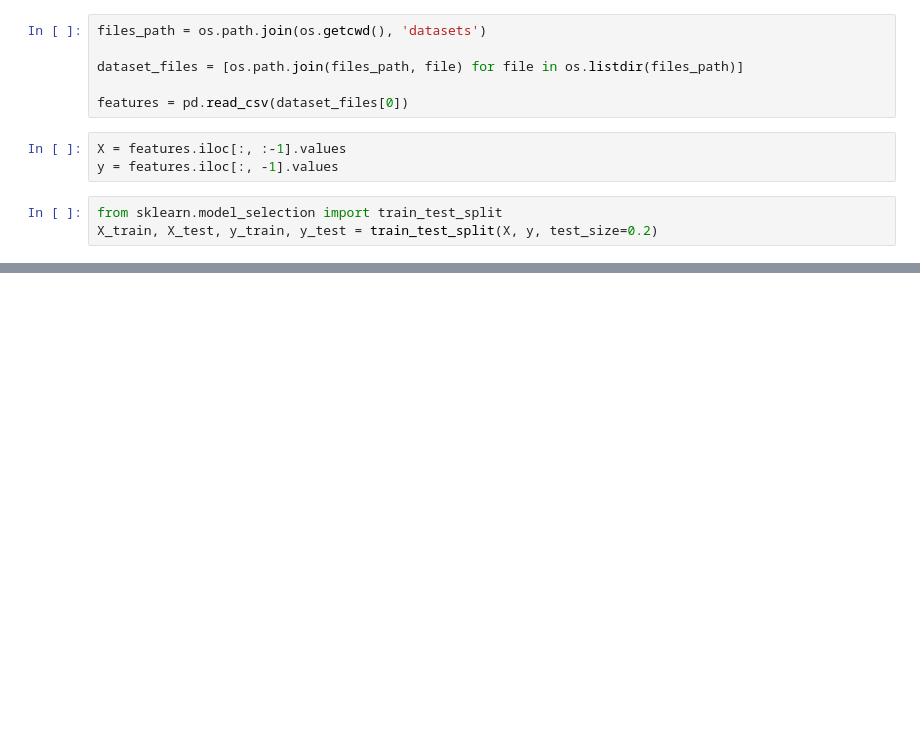
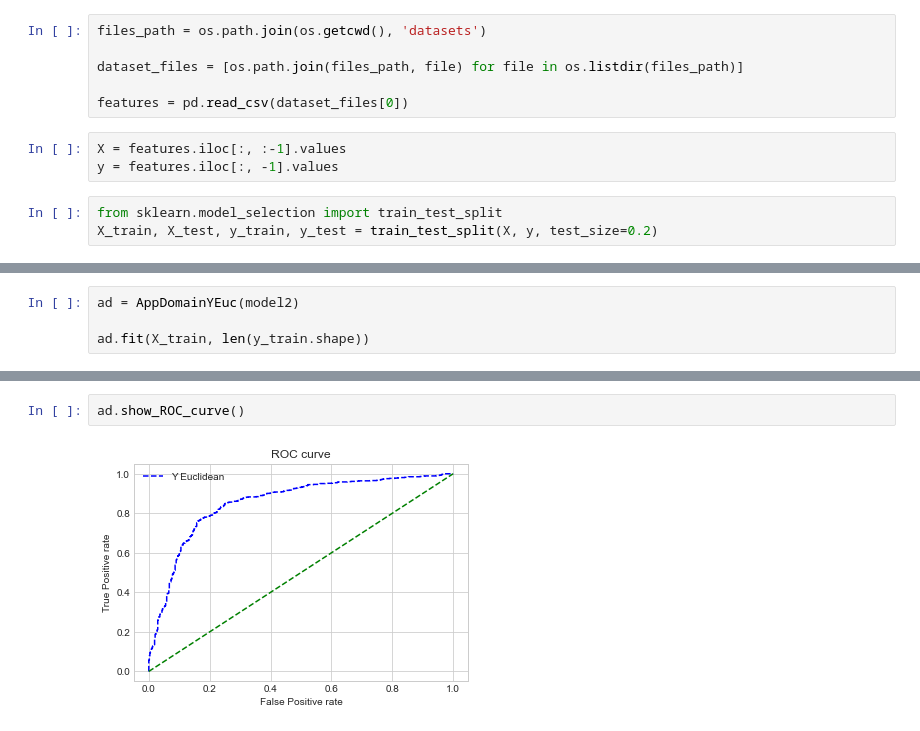
Before and after one commit to bonjuruu/applicabilityDomain, a Jupyter notebook: AppDomain.ipynb, the cells around one changed output, grey strips where cells are left out. Drawn from its saved outputs; the diff is of its cells as text; blank space fills up the shorter version.

Commit message:
Changed AppDomain

```diff
--- a/AppDomain.ipynb
+++ b/AppDomain.ipynb
@@ -191,0 +195,4 @@ ad.show_ROC_curve()
+# %%
+ad = AppDomainYEuc(model2)
+
+ad.fit(X_train, len(y_train.shape))
@@ -191,0 +216,4 @@ ad.show_ROC_curve()
+# %%
+ad.show_ROC_curve()
+# %% [output]
+[figure, added]
```
Also changed, not shown: parts of 13 cells of this notebook.
